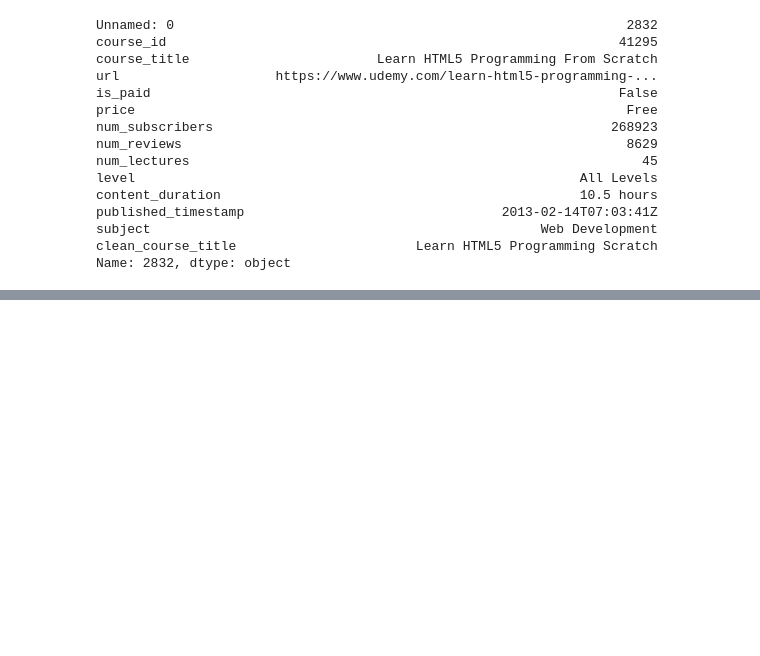
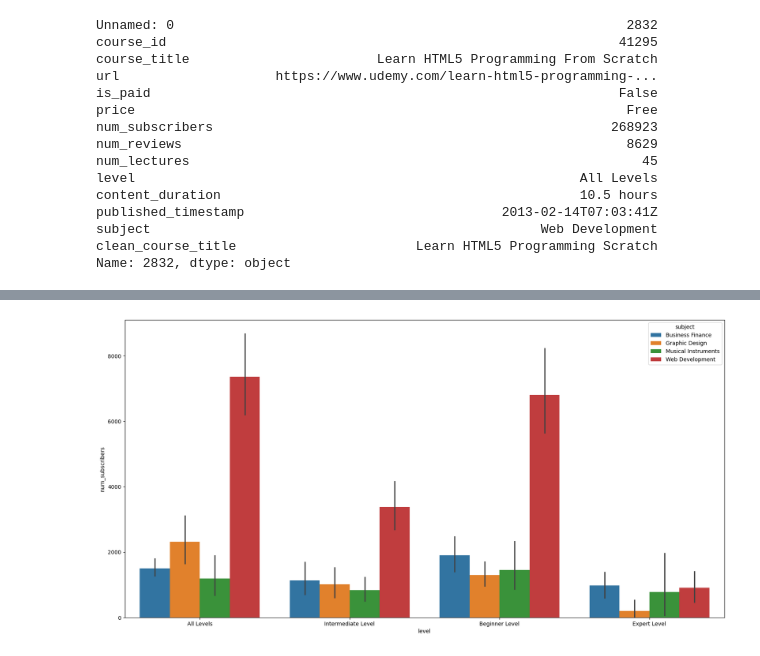
Before and after one commit to ahmedllshafiey/Udemy-Analysis, a Jupyter notebook: Udemy.ipynb, the cells around one changed output, grey strips where cells are left out. Cells and saved outputs as stored; diff of their text form; code cells hidden in the pictures; blank space fills up the shorter version.

```diff
--- a/Udemy.ipynb
+++ b/Udemy.ipynb
@@ -156,0 +209,6 @@ Name: 2832, dtype: object
+# %%
+plt.figure(figsize=(20,10))
+sns.barplot(data=df, x='level', y='num_subscribers', hue='subject')
+plt.show()
+# %% [output]
+[figure, added]
```
Also changed, not shown: parts of 7 cells of this notebook.
